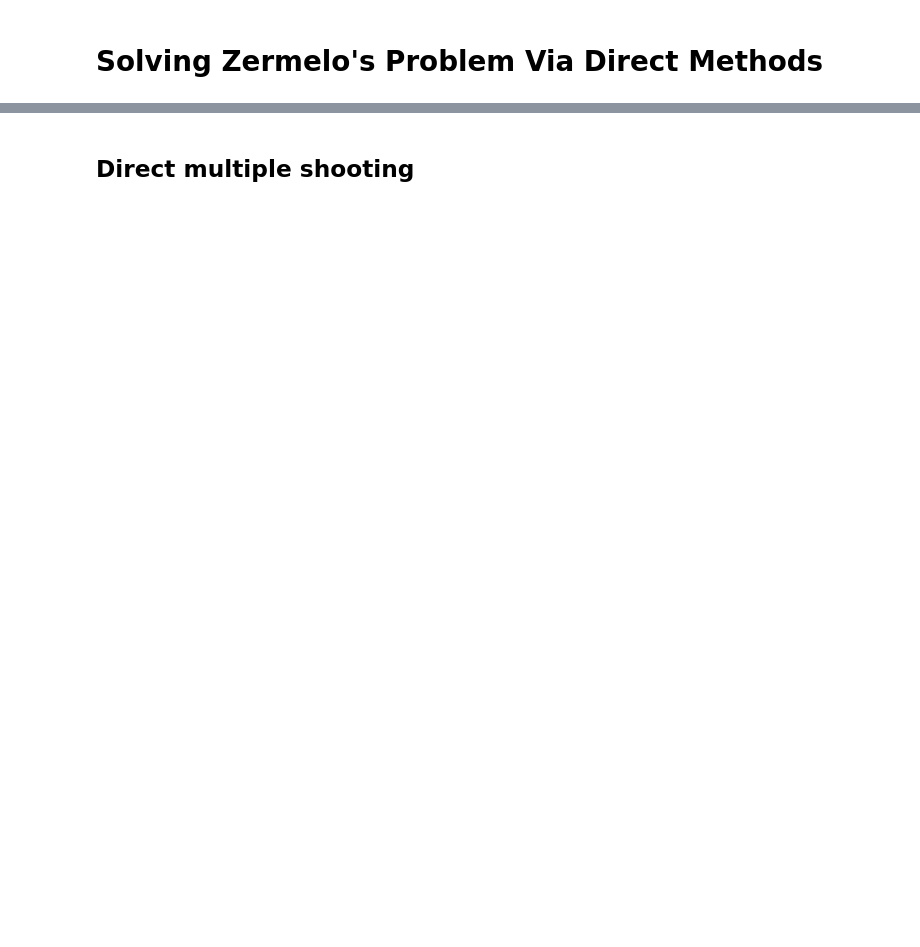
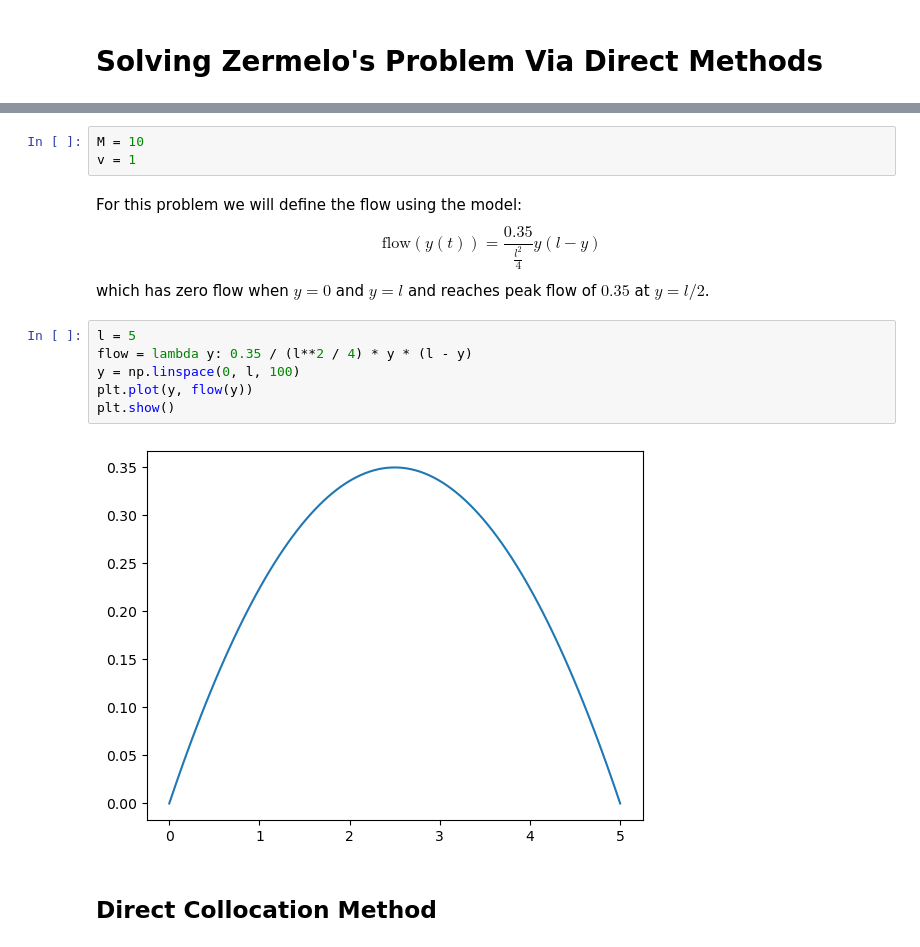
Before and after one commit to StanfordASL/pora-exercises, a Jupyter notebook: ch02/zermelos_problem.ipynb, the cells around one changed output, grey strips where cells are left out. Saved outputs shown, nothing was run; the diff lists cells and outputs as text; blank space fills up the shorter version.

```diff
--- a/ch02/zermelos_problem.ipynb
+++ b/ch02/zermelos_problem.ipynb
@@ -34,2 +30,19 @@ In the code below, we apply a few direct methods from class to solve this proble
+# %%
+M = 10
+v = 1
+# %% [markdown]
+For this problem we will define the flow using the model:
+$$
+\text{flow}(y(t)) = \frac{0.35}{\frac{l^2}{4}}y(l-y)
+$$
+which has zero flow when $y=0$ and $y=l$ and reaches peak flow of $0.35$ at $y = l/2$.
+# %%
+l = 5
+flow = lambda y: 0.35 / (l**2 / 4) * y * (l - y)
+y = np.linspace(0, l, 100)
+plt.plot(y, flow(y))
+plt.show()
+# %% [output]
+[figure, added]
 # %% [markdown]
-## Direct multiple shooting
+## Direct Collocation Method
```
Also changed, not shown: parts of 13 cells of this notebook, 6 other files.
